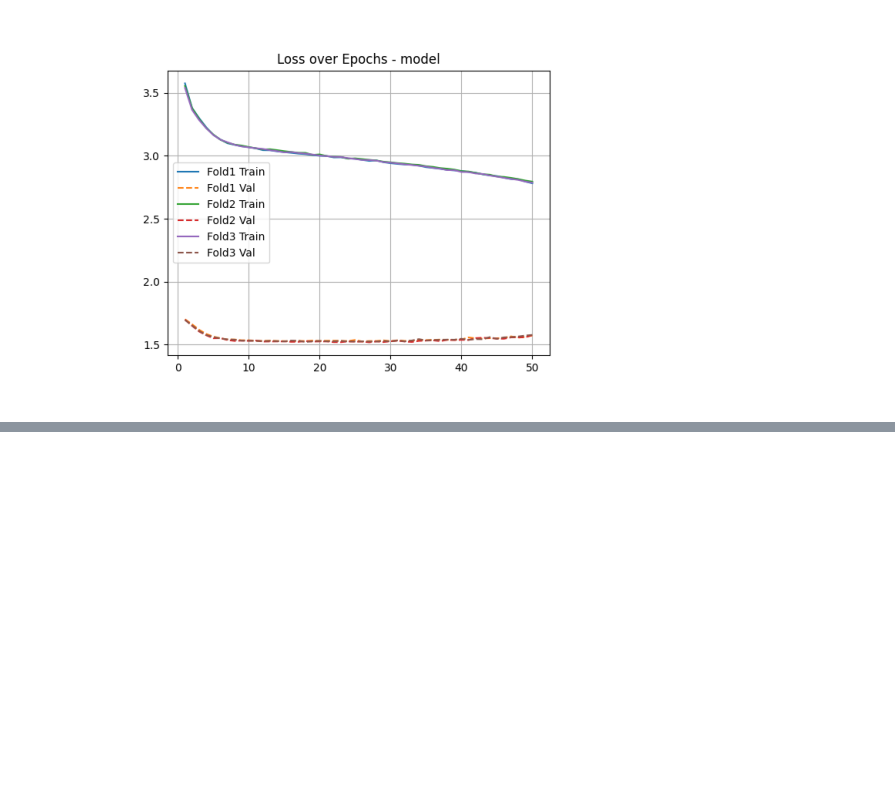
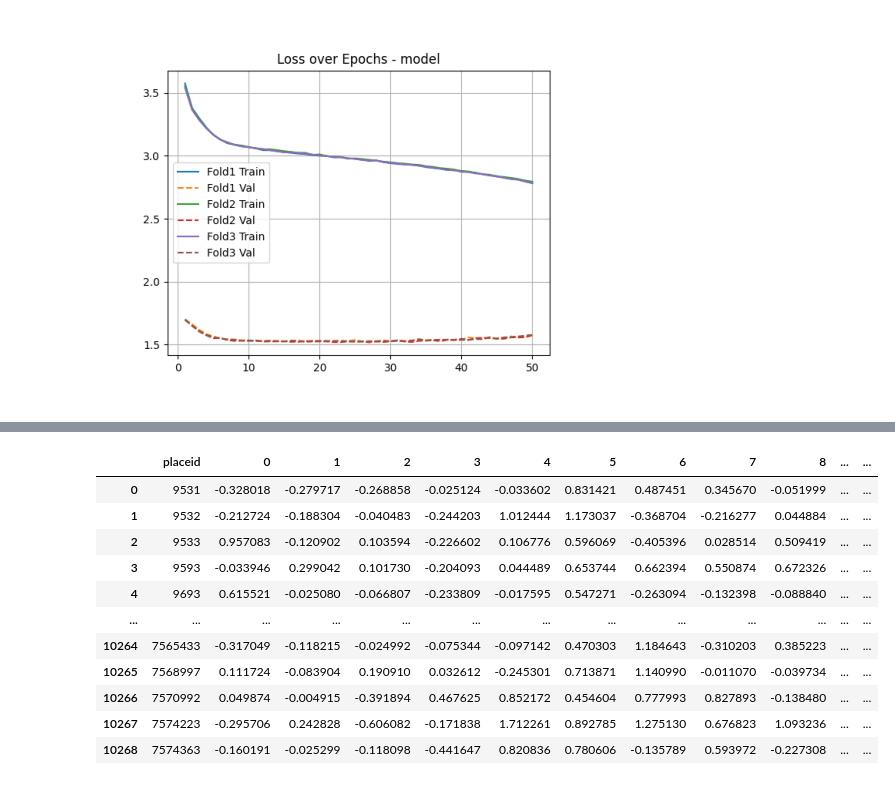
Before and after one commit to TarikSalles/POC-MTLPOI-Embeddings, a Jupyter notebook: MTLPoi_Novo.ipynb, the cells around one changed output, grey strips where cells are left out. Cells and saved outputs as stored; diff of their text form; code cells hidden in the pictures; blank space fills up the shorter version.

```diff
--- a/MTLPoi_Novo.ipynb
+++ b/MTLPoi_Novo.ipynb
@@ -512,0 +712,87 @@ plt.show()
+# %%
+import os
+import torch
+import pandas as pd
+import numpy as np
+
+pasta_output = f"{diretorio_principal}/data/output/{ESTADO}/"
+def load_tensor(path_torch):
+    obj = torch.load(path_torch, map_location="cpu")
+    if hasattr(obj, "detach"):
+        obj = obj.detach()
+    return obj.cpu().numpy()
+
+def _placeids_from_pois_trim(pois_csv, V):
+    pois = pd.read_csv(pois_csv)
+
+    if "feature_id" not in pois.columns:
+        raise KeyError("pois_csv precisa conter a coluna 'feature_id'.")
+
+    pois = pois.drop_duplicates(subset=["feature_id"]).reset_index(drop=True)
+
+    n_before = len(pois)
+    if n_before > V:
+        pois = pois.iloc[:V].copy()
+        print(f"[INFO] Cortando extras: {n_before} -> {V} feature_id (removidos {n_before - V}).")
+    elif n_before < V:
+        print(f"[AVISO] POIs ({n_before}) < V ({V}). "
+              f"Embeddings terão linhas sem ID correspondente (não recomendado).")
+
+    placeids = pois["feature_id"].astype(str).tolist()
+    return placeids
+
+def _category_from_checkins(checkins_csv):
+    chk = pd.read_csv(checkins_csv)
+    if "placeid" not in chk.columns:
+        raise KeyError("checkins_csv precisa conter a coluna 'placeid'.")
+    if "category" not in chk.columns:
+        raise KeyError("checkins_csv precisa conter a coluna 'category' (string).")
+
+    chk["placeid"] = chk["placeid"].astype(str)
+
+    cat_by_place = (chk.dropna(subset=["category"])
+                      .groupby("placeid")["category"]
+                      .agg(lambda s: s.mode().iat[0] if not s.mode().empty else s.iloc[0]))
+    cat_by_place.index = cat_by_place.index.astype(str)
+    return cat_by_place
+
+def save_poi_torch_to_csv(
+    path_torch,
+    out_csv,
+    pois_csv,
+    checkins_csv,
+    include_category=True
+):
+    emb = load_tensor(path_torch)
+    V, D = emb.shape
+
+    placeids = _placeids_from_pois_trim(pois_csv, V)
+
+    col_names = [str(i) for i in range(D)]
+    df = pd.DataFrame(emb, columns=col_names)
+    df.insert(0, "placeid", placeids)
+
+    if include_category:
+        try:
+            cat_by_place = _category_from_checkins(checkins_csv)
+            cat_map = cat_by_place.to_dict()
+            df["category"] = df["placeid"].map(cat_map)
+        except Exception as e:
+            print(f"[AVISO] Não foi possível carregar category de {checkins_csv}: {e}")
+            df["category"] = np.nan
+    else:
+        df["category"] = np.nan
+
+    df.to_csv(out_csv, index=False)
+    print(f"Arquivo salvo em: {out_csv}")
+    return df
+
+
+save_poi_torch_to_csv(
+    path_torch=f"{pasta_output}/poi_embedding.torch",
+    out_csv=f"{pasta_output}/embeddings.csv",
+    pois_csv=f"{pasta_output}/pois_gowalla.csv",
+    checkins_csv=f"{pasta_output}/filtrado.csv",
+    include_category=True
+)
+# %% [output]
@@ -512,0 +800,12 @@ plt.show()
+|  | placeid | 0 | 1 | 2 | 3 | 4 | 5 | 6 | 7 | 8 | ... | ... |
+| 0 | 9531 | -0.328018 | -0.279717 | -0.268858 | -0.025124 | -0.033602 | 0.831421 | 0.487451 | 0.345670 | -0.051999 | ... | ... |
+| 1 | 9532 | -0.212724 | -0.188304 | -0.040483 | -0.244203 | 1.012444 | 1.173037 | -0.368704 | -0.216277 | 0.044884 | ... | ... |
+| 2 | 9533 | 0.957083 | -0.120902 | 0.103594 | -0.226602 | 0.106776 | 0.596069 | -0.405396 | 0.028514 | 0.509419 | ... | ... |
+| 3 | 9593 | -0.033946 | 0.299042 | 0.101730 | -0.204093 | 0.044489 | 0.653744 | 0.662394 | 0.550874 | 0.672326 | ... | ... |
+| 4 | 9693 | 0.615521 | -0.025080 | -0.066807 | -0.233809 | -0.017595 | 0.547271 | -0.263094 | -0.132398 | -0.088840 | ... | ... |
+| ... | ... | ... | ... | ... | ... | ... | ... | ... | ... | ... | ... | ... |
+| 10264 | 7565433 | -0.317049 | -0.118215 | -0.024992 | -0.075344 | -0.097142 | 0.470303 | 1.184643 | -0.310203 | 0.385223 | ... | ... |
+| 10265 | 7568997 | 0.111724 | -0.083904 | 0.190910 | 0.032612 | -0.245301 | 0.713871 | 1.140990 | -0.011070 | -0.039734 | ... | ... |
+| 10266 | 7570992 | 0.049874 | -0.004915 | -0.391894 | 0.467625 | 0.852172 | 0.454604 | 0.777993 | 0.827893 | -0.138480 | ... | ... |
+| 10267 | 7574223 | -0.295706 | 0.242828 | -0.606082 | -0.171838 | 1.712261 | 0.892785 | 1.275130 | 0.676823 | 1.093236 | ... | ... |
+| 10268 | 7574363 | -0.160191 | -0.025299 | -0.118098 | -0.441647 | 0.820836 | 0.780606 | -0.135789 | 0.593972 | -0.227308 | ... | ... |
```
Also changed, not shown: parts of 55 cells of this notebook.
